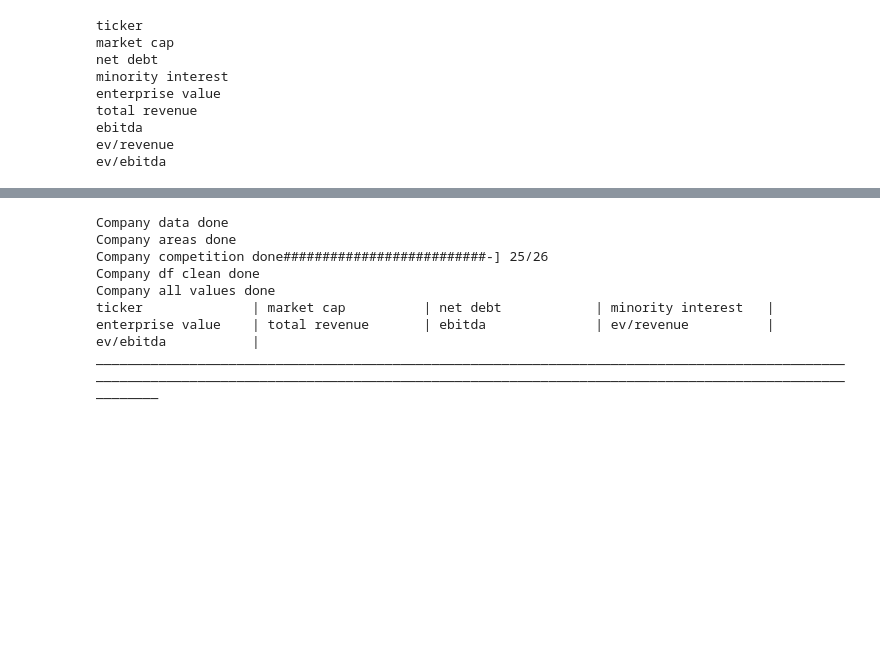
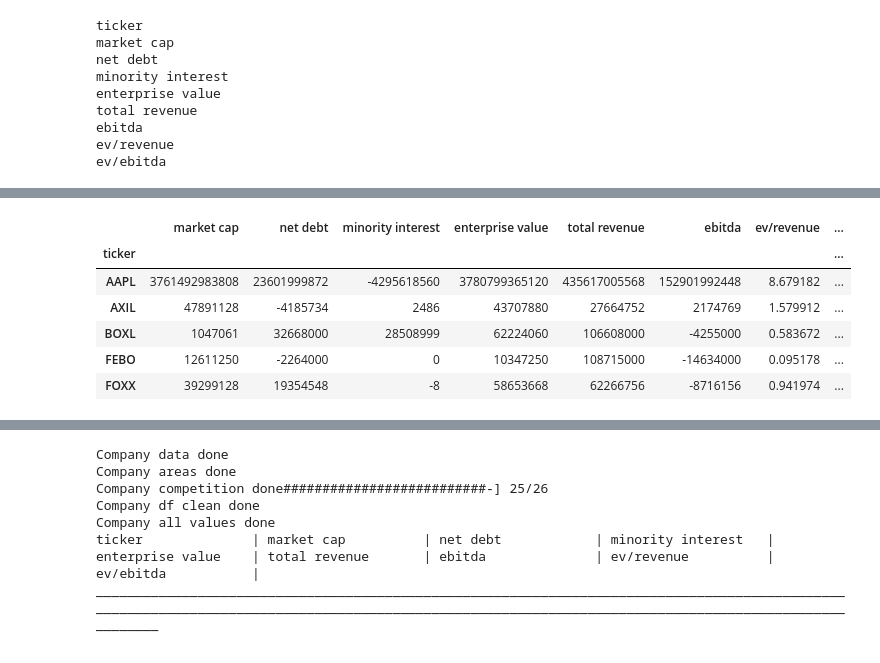
Before and after one commit to ikergomezgarza/Empezando, a Jupyter notebook: proyects/P6_relative_valuation/l6_learn.ipynb, the cells around one changed output, grey strips where cells are left out. Drawn from its saved outputs; the diff is of its cells as text; code cells hidden in the pictures; blank space fills up the shorter version.

```diff
--- a/proyects/P6_relative_valuation/l6_learn.ipynb
+++ b/proyects/P6_relative_valuation/l6_learn.ipynb
@@ -397,0 +379,12 @@ all_dataframes
+# %%
+df= all_dataframes["direct competition"]
+df = df.set_index("ticker")
+df.head()
+# %% [output]
+|  | market cap | net debt | minority interest | enterprise value | total revenue | ebitda | ev/revenue | ... |
+| ticker |  |  |  |  |  |  |  | ... |
+| AAPL | 3761492983808 | 23601999872 | -4295618560 | 3780799365120 | 435617005568 | 152901992448 | 8.679182 | ... |
+| AXIL | 47891128 | -4185734 | 2486 | 43707880 | 27664752 | 2174769 | 1.579912 | ... |
+| BOXL | 1047061 | 32668000 | 28508999 | 62224060 | 106608000 | -4255000 | 0.583672 | ... |
+| FEBO | 12611250 | -2264000 | 0 | 10347250 | 108715000 | -14634000 | 0.095178 | ... |
+| FOXX | 39299128 | 19354548 | -8 | 58653668 | 62266756 | -8716156 | 0.941974 | ... |
```
Also changed, not shown: parts of 10 cells of this notebook, 3 other files.
